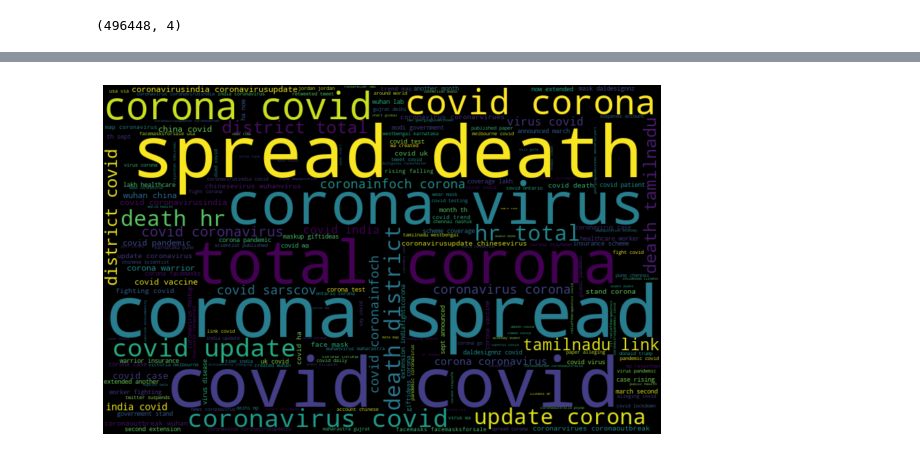
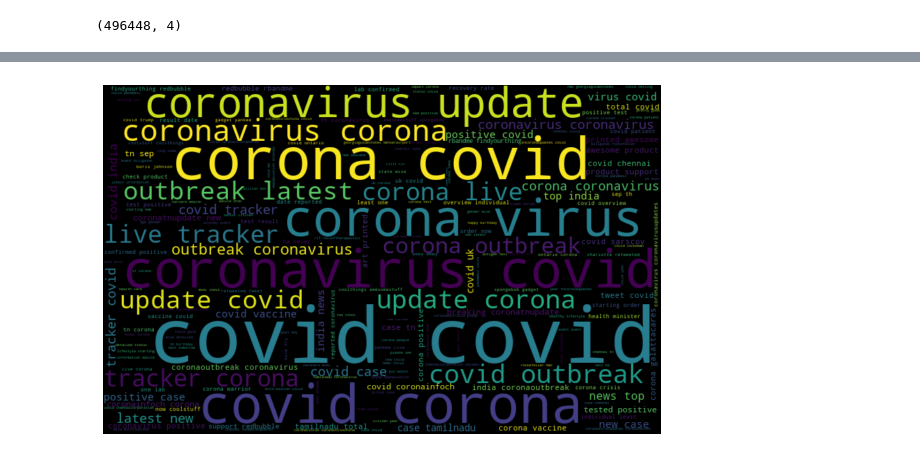
Before and after one commit to RG2806/ai_spotle, a Jupyter notebook: level3.ipynb, the cells around one changed output, grey strips where cells are left out. Saved outputs shown, nothing was run; the diff lists cells and outputs as text; code cells hidden in the pictures.

```diff
--- a/level3.ipynb
+++ b/level3.ipynb
@@ -87,6 +303,7 @@ def clean_text(text):
     lemmated_words = [lemma.lemmatize(word) for word in words]
     return (" ".join( lemmated_words)).strip()
 # %%
+df=df[df['location'].apply(lambda x: x.lower().find("india")>-1)]
 df['cleaned_tweets'] = df['text'].apply(lambda x: clean_text(x))
 # %%
 df.head()
@@ -113,4 +331,0 @@ from textblob import TextBlob
-# %%
-df['polarity']=df['cleaned_tweets'].apply(lambda x: TextBlob(x).sentiment[0])
-df['subjectivity']=df['cleaned_tweets'].apply(lambda x: TextBlob(x).sentiment[1])
-df.head()
@@ -124,11 +332,11 @@ df.head()
-# %%
-def sentiment(x):
-    if x>0:
-       return 'positive'
-    if x<0:
-      return 'negative'
-    return 'neutral'
-df['analysis'] = df['polarity'].apply(sentiment)
+# %%
+def check(s):
+  message = [s]
+  seq = tokenizer.texts_to_sequences(message)
+  padded = pad_sequences(seq, maxlen=max_seq_len)
+  pred = model.predict(padded)
+  return class_names[np.argmax(pred)]
+df['analysis'] = df['cleaned_tweets'].apply(lambda x : check(x))
 # %%
 df.head()
 # %% [output]
@@ -141,9 +366,9 @@ df.head()
 # %%
-normal_words =' '.join([text for text in df['cleaned_tweets'][df['analysis'] == 'neutral']])
+normal_words =' '.join([text for text in df['cleaned_tweets'][df['analysis'] == 'joy']])
 wordcloud = WordCloud(width=800, height=500, random_state=21, max_font_size=110).generate(normal_words)
 plt.figure(figsize=(10, 7))
 plt.imshow(wordcloud, interpolation="bilinear")
 plt.axis('off')
 plt.show()
 # %% [output]
-[figure, old version]
+[figure, new version]
```
Also changed, not shown: parts of 32 cells of this notebook.
